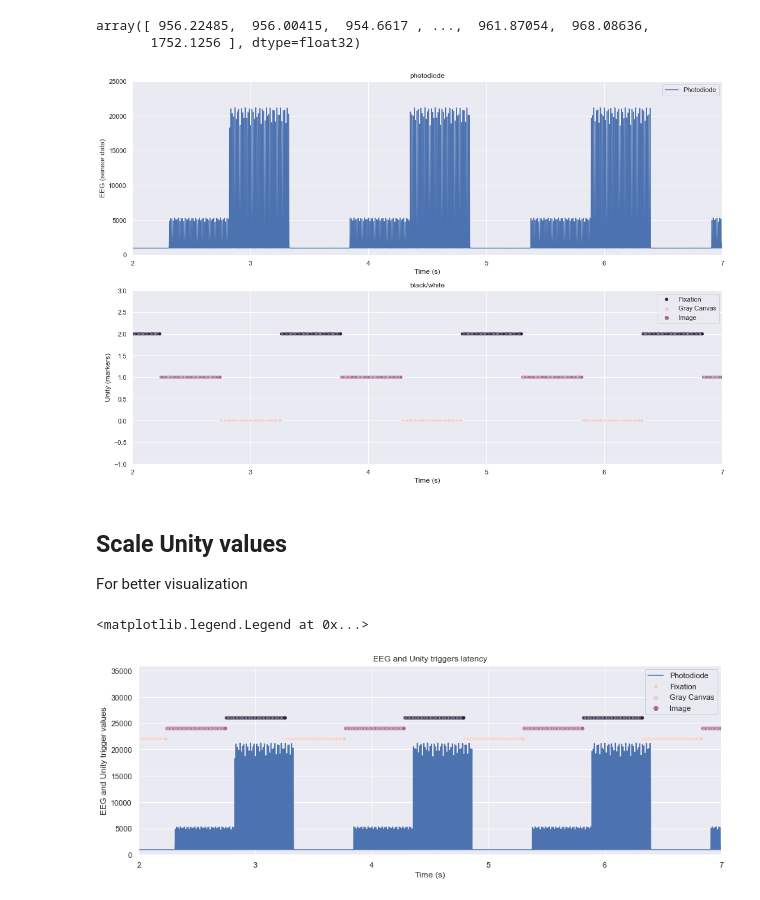
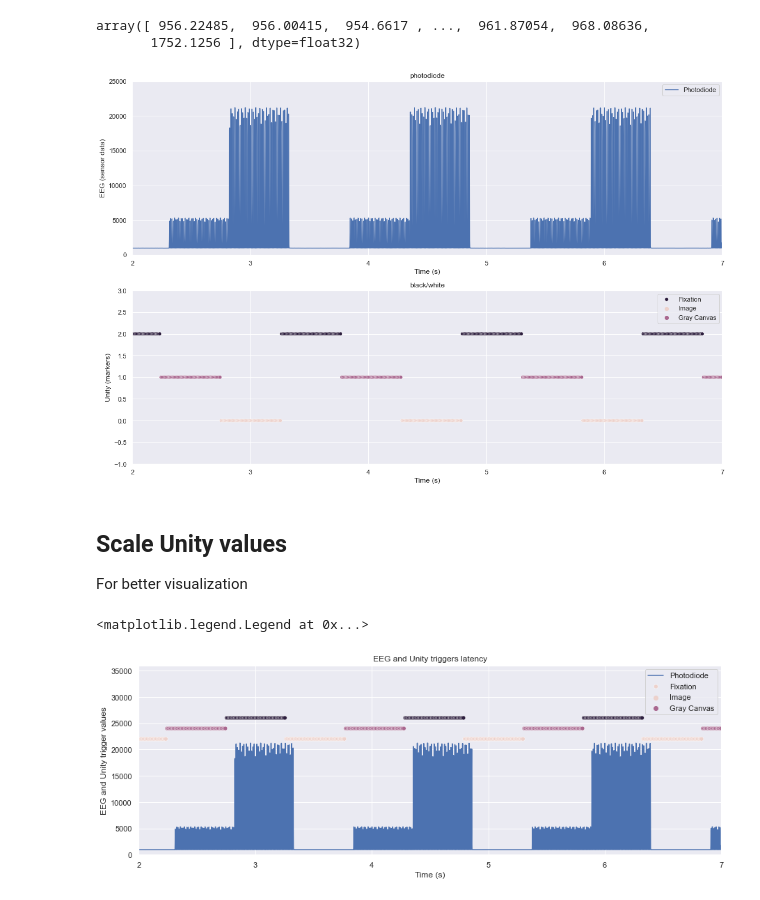
Before and after one commit to JohnMadrid/lsl_latency_corout_analysis, a Jupyter notebook: analysis_John.ipynb, the cells around one changed output. Saved outputs shown, nothing was run; the diff lists cells and outputs as text; code cells hidden in the pictures.

Commit message:
Plot update

```diff
--- a/analysis_John.ipynb
+++ b/analysis_John.ipynb
@@ -930,7 +930,7 @@ nplots = 2  # number of subplots
 
 # define subplots
 fig, axes = plt.subplots(nrows=2, ncols=int(nplots / 2), figsize=(15, 10))
-u_labels = ["Fixation", "Gray Canvas", "Image"]
+u_labels = ["Fixation", "Image", "Gray Canvas"]
 # EEG stream: photodiode
 sns.lineplot(x=preview[1][1], y=preview[1][2], ax=axes[0])
 
@@ -955,7 +955,7 @@ plt.legend(u_labels, loc="upper right")
 
 plt.show()
 # %% [output]
-[figure, old version]
+[figure, new version]
 # %% [markdown]
 ## Scale Unity values
 For better visualization
@@ -967,13 +967,13 @@ preview_scaled = [
 # %%
 fig, ax = plt.subplots(nrows=1, figsize=(15, 5))
 sns.lineplot(x=preview_scaled[1][1], y=preview_scaled[1][2])
 sns.scatterplot(x=preview_scaled[0][1], y=preview_scaled[0][2], hue=preview_scaled[0][2])
 ax.set_xlabel("Time (s)")
 ax.set_ylabel("EEG and Unity trigger values")
 ax.set_ylim(0, 36000)
 ax.set_xlim(2, 7)
 ax.set_title("EEG and Unity triggers latency")
-plt.legend(["Photodiode","Fixation", "Gray Canvas", "Image"], loc="upper right")
+plt.legend(["Photodiode","Fixation", "Image", "Gray Canvas"], loc="upper right")
 # %% [output]
 <matplotlib.legend.Legend at 0x...>
-[figure, old version]
+[figure, new version]
```
